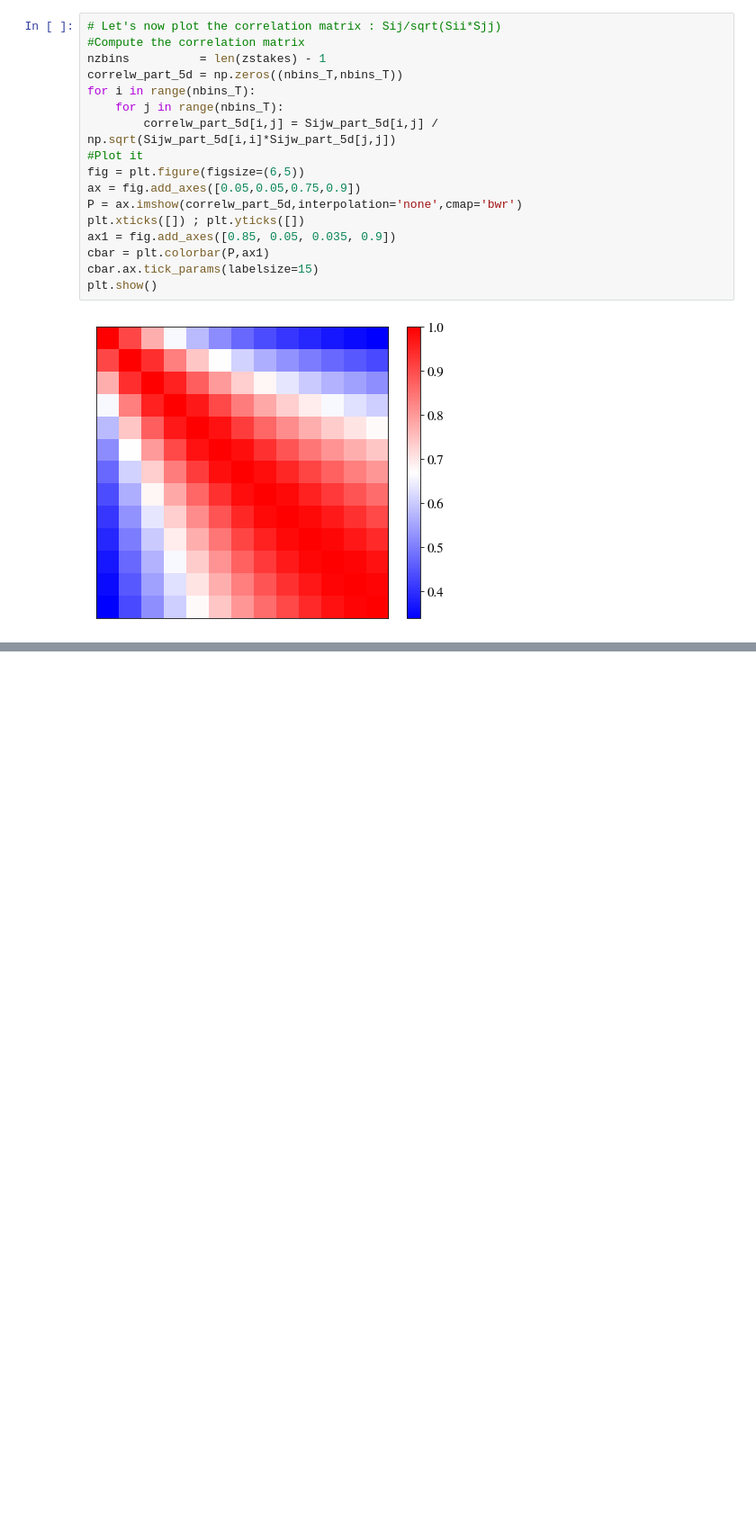
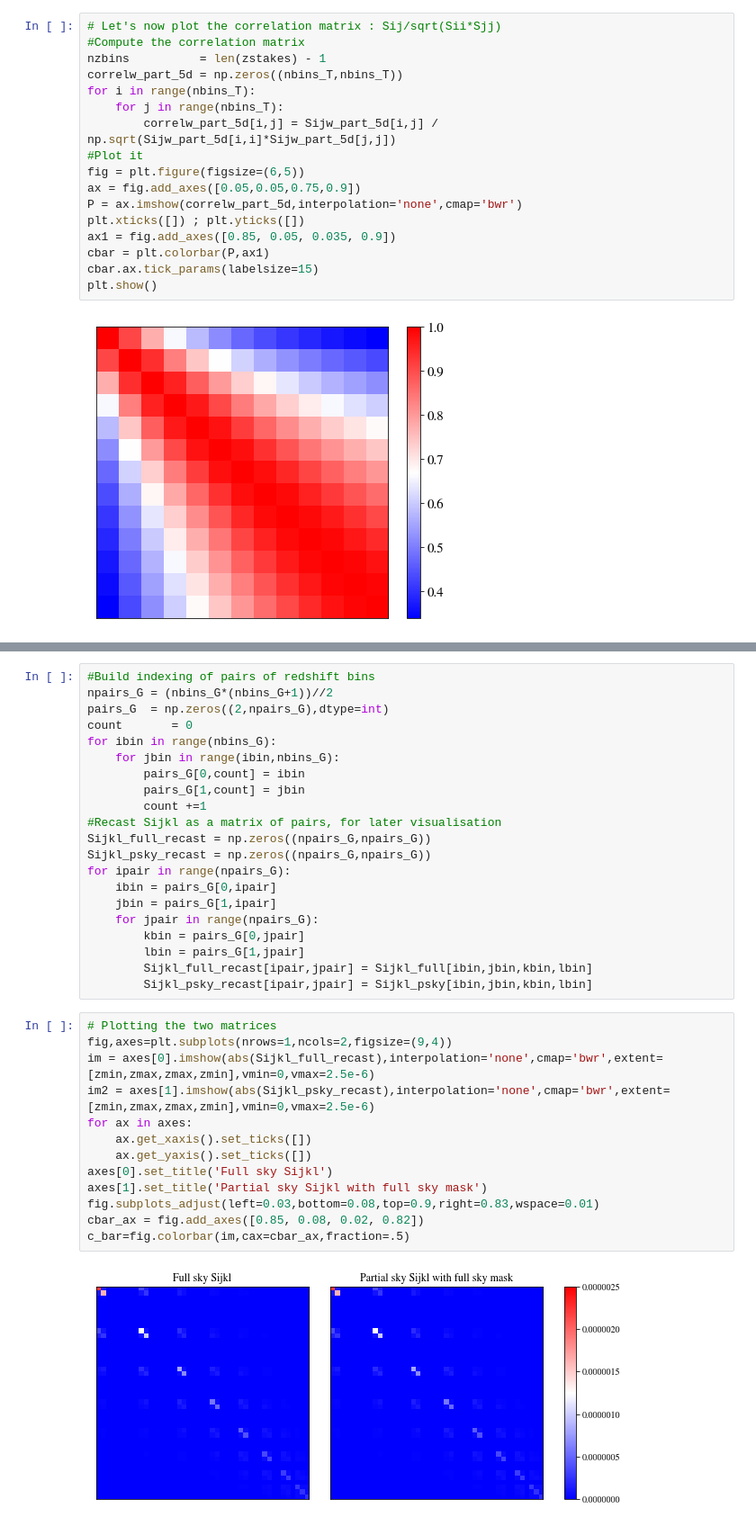
Before and after one commit to fabienlacasa/PySSC, a Jupyter notebook: Partsky_examples.ipynb, the cells around one changed output, grey strips where cells are left out. Shown at 90% size. Cells and saved outputs as stored; diff of their text form; blank space fills up the shorter version.

```diff
--- a/Partsky_examples.ipynb
+++ b/Partsky_examples.ipynb
@@ -240,0 +259,36 @@ plt.show()
+# %%
+#Build indexing of pairs of redshift bins
+npairs_G = (nbins_G*(nbins_G+1))//2
+pairs_G  = np.zeros((2,npairs_G),dtype=int)
+count       = 0
+for ibin in range(nbins_G):
+    for jbin in range(ibin,nbins_G):
+        pairs_G[0,count] = ibin
+        pairs_G[1,count] = jbin
+        count +=1
+#Recast Sijkl as a matrix of pairs, for later visualisation
+Sijkl_full_recast = np.zeros((npairs_G,npairs_G))
+Sijkl_psky_recast = np.zeros((npairs_G,npairs_G))
+for ipair in range(npairs_G):
+    ibin = pairs_G[0,ipair]
+    jbin = pairs_G[1,ipair]
+    for jpair in range(npairs_G):
+        kbin = pairs_G[0,jpair]
+        lbin = pairs_G[1,jpair]
+        Sijkl_full_recast[ipair,jpair] = Sijkl_full[ibin,jbin,kbin,lbin]
+        Sijkl_psky_recast[ipair,jpair] = Sijkl_psky[ibin,jbin,kbin,lbin]
+# %%
+# Plotting the two matrices
+fig,axes=plt.subplots(nrows=1,ncols=2,figsize=(9,4))
+im = axes[0].imshow(abs(Sijkl_full_recast),interpolation='none',cmap='bwr',extent=[zmin,zmax,zmax,zmin],vmin=0,vmax=2.5e-6)
+im2 = axes[1].imshow(abs(Sijkl_psky_recast),interpolation='none',cmap='bwr',extent=[zmin,zmax,zmax,zmin],vmin=0,vmax=2.5e-6)
+for ax in axes:
+    ax.get_xaxis().set_ticks([])
+    ax.get_yaxis().set_ticks([])
+axes[0].set_title('Full sky Sijkl')
+axes[1].set_title('Partial sky Sijkl with full sky mask')
+fig.subplots_adjust(left=0.03,bottom=0.08,top=0.9,right=0.83,wspace=0.01)
+cbar_ax = fig.add_axes([0.85, 0.08, 0.02, 0.82])
+c_bar=fig.colorbar(im,cax=cbar_ax,fraction=.5)
+# %% [output]
+[figure, added]
```
Also changed, not shown: parts of 20 cells of this notebook, 1 other file.
